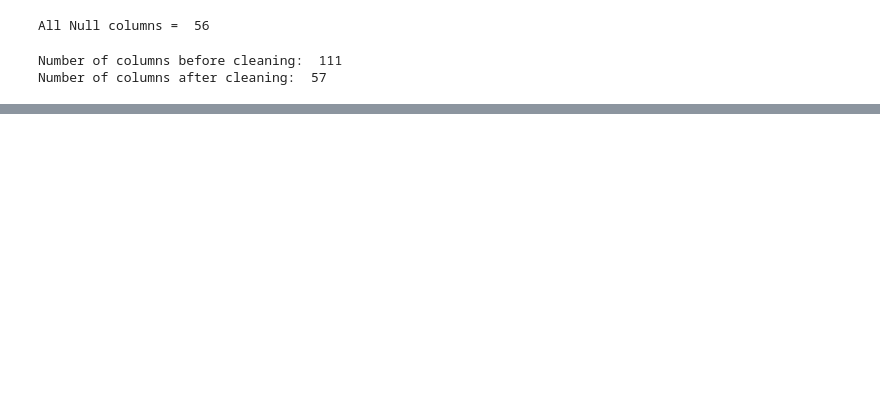
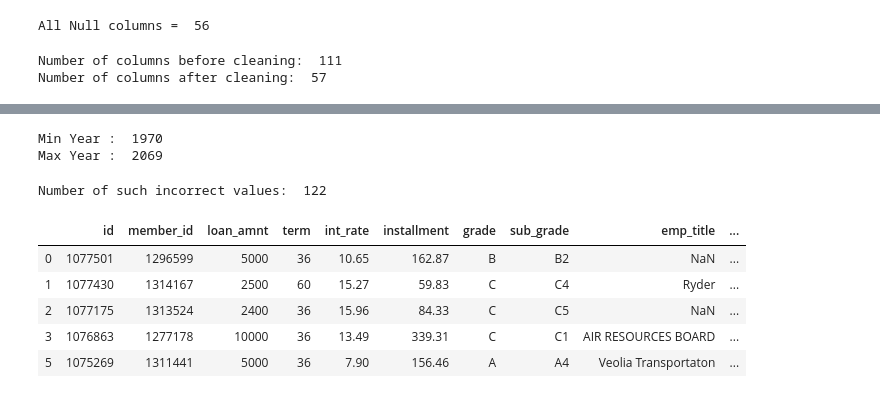
Before and after one commit to iamshivprasad/DataScience, a Jupyter notebook: Aditya_Bhave.ipynb, the cells around one changed output, grey strips where cells are left out. Drawn from its saved outputs; the diff is of its cells as text; code cells hidden in the pictures; blank space fills up the shorter version.

```diff
--- a/Aditya_Bhave.ipynb
+++ b/Aditya_Bhave.ipynb
@@ -305,0 +193,16 @@ Name: application_type, dtype: int64
+# %%
+# some data issues are observed in earliest_cr_line
+print('Min Year : ', (df.earliest_cr_line.dt.year).min())
+print('Max Year : ', (df.earliest_cr_line.dt.year).max())
+# %% [output]
+Min Year :  1970
+Max Year :  2069
+# %%
+# as per information data is between 2007 to 2011. So year after 2011 is not possible
+# so years greater than 2011 are probably year in 19th century instead of 20th
+# we observed that pandas adds century as 20 incorrectly and in our data its since 2046
+print('Number of such incorrect values: ', (df.earliest_cr_line.dt.year > 2045).sum())
+# so wherever year > 245, lets replace with year - 100 (i.e. 2069 will become 1969)
+df.earliest_cr_line = df.earliest_cr_line.apply(lambda d: d - np.timedelta64(100, 'Y') if (d.year > 2045) else d)
+# %% [output]
+Number of such incorrect values:  122
@@ -305,0 +213,9 @@ Name: application_type, dtype: int64
+# %%
+df.head()
+# %% [output]
+|  | id | member_id | loan_amnt | term | int_rate | installment | grade | sub_grade | emp_title | ... |
+| 0 | 1077501 | 1296599 | 5000 | 36 | 10.65 | 162.87 | B | B2 | NaN | ... |
+| 1 | 1077430 | 1314167 | 2500 | 60 | 15.27 | 59.83 | C | C4 | Ryder | ... |
+| 2 | 1077175 | 1313524 | 2400 | 36 | 15.96 | 84.33 | C | C5 | NaN | ... |
+| 3 | 1076863 | 1277178 | 10000 | 36 | 13.49 | 339.31 | C | C1 | AIR RESOURCES BOARD | ... |
+| 5 | 1075269 | 1311441 | 5000 | 36 | 7.90 | 156.46 | A | A4 | Veolia Transportaton | ... |
```
Also changed, not shown: parts of 40 cells of this notebook.
